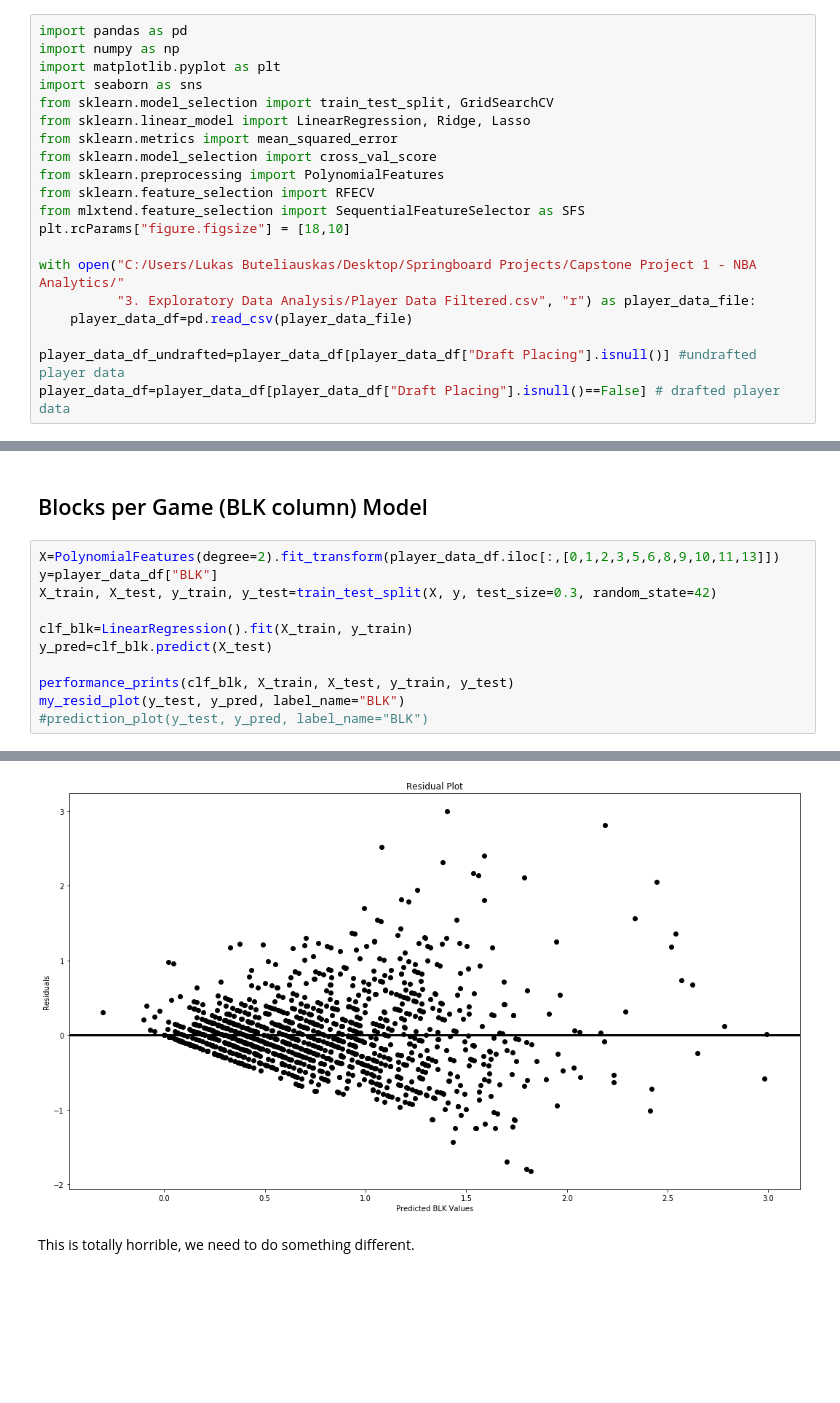
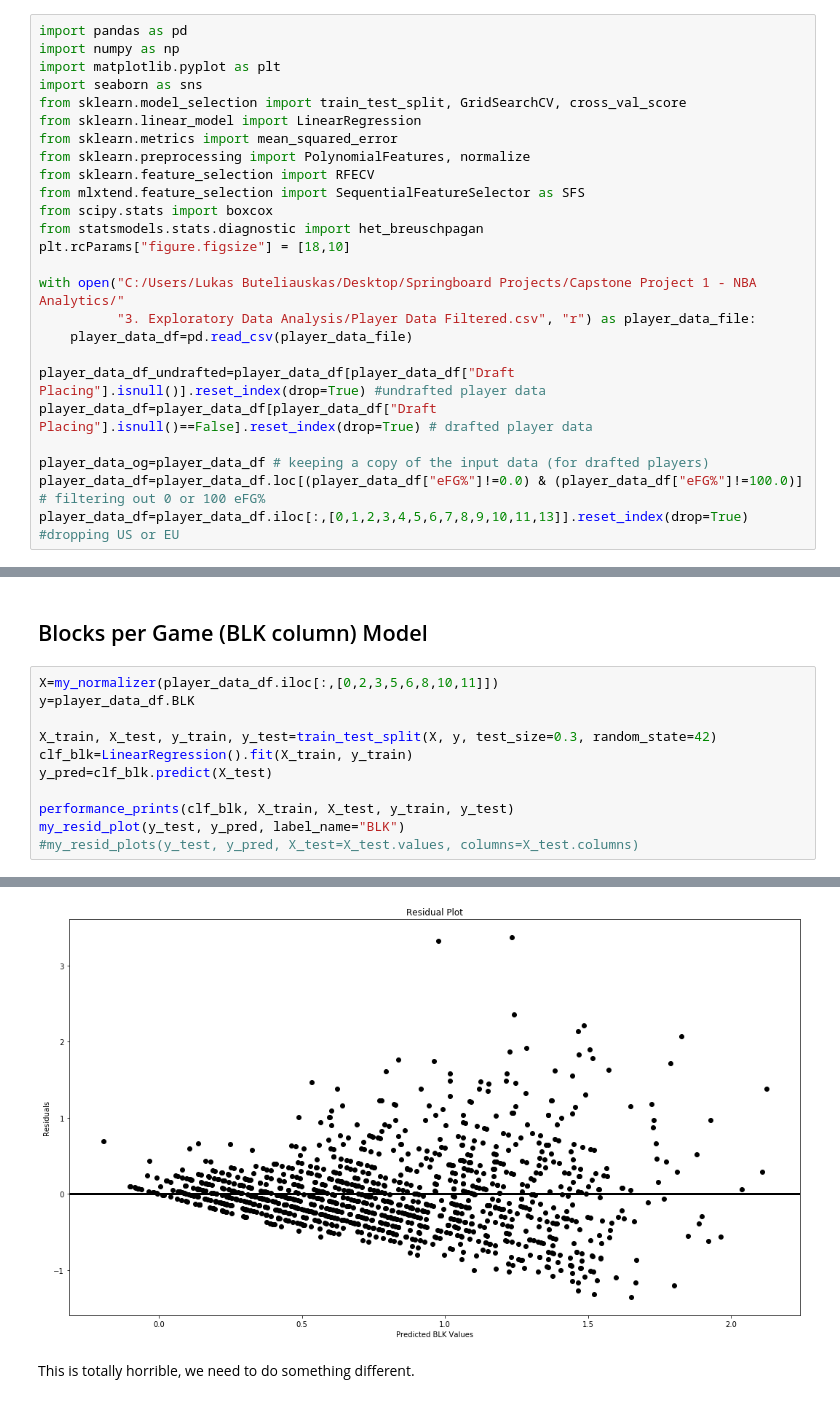
Before and after one commit to LukasBut/Springboard-Projects, a Jupyter notebook: Capstone Project 1 - NBA Analytics/4. Machine Learning Models/Machine Learning Models.ipynb, the cells around one changed output, grey strips where cells are left out. Saved outputs shown, nothing was run; the diff lists cells and outputs as text; blank space fills up the shorter version.

```diff
--- a/Capstone Project 1 - NBA Analytics/4. Machine Learning Models/Machine Learning Models.ipynb
+++ b/Capstone Project 1 - NBA Analytics/4. Machine Learning Models/Machine Learning Models.ipynb
@@ -7,19 +7,24 @@ import pandas as pd
 import numpy as np
 import matplotlib.pyplot as plt
 import seaborn as sns
-from sklearn.model_selection import train_test_split, GridSearchCV
-from sklearn.linear_model import LinearRegression, Ridge, Lasso
+from sklearn.model_selection import train_test_split, GridSearchCV, cross_val_score
+from sklearn.linear_model import LinearRegression
 from sklearn.metrics import mean_squared_error
-from sklearn.model_selection import cross_val_score
-from sklearn.preprocessing import PolynomialFeatures
+from sklearn.preprocessing import PolynomialFeatures, normalize
 from sklearn.feature_selection import RFECV
 from mlxtend.feature_selection import SequentialFeatureSelector as SFS
+from scipy.stats import boxcox
+from statsmodels.stats.diagnostic import het_breuschpagan
 plt.rcParams["figure.figsize"] = [18,10]
 
 with open("C:/Users/Lukas Buteliauskas/Desktop/Springboard Projects/Capstone Project 1 - NBA Analytics/"
           "3. Exploratory Data Analysis/Player Data Filtered.csv", "r") as player_data_file:
     player_data_df=pd.read_csv(player_data_file)
 
-player_data_df_undrafted=player_data_df[player_data_df["Draft Placing"].isnull()] #undrafted player data
-player_data_df=player_data_df[player_data_df["Draft Placing"].isnull()==False] # drafted player data
+player_data_df_undrafted=player_data_df[player_data_df["Draft Placing"].isnull()].reset_index(drop=True) #undrafted player data
+player_data_df=player_data_df[player_data_df["Draft Placing"].isnull()==False].reset_index(drop=True) # drafted player data
+
+player_data_og=player_data_df # keeping a copy of the input data (for drafted players)
+player_data_df=player_data_df.loc[(player_data_df["eFG%"]!=0.0) & (player_data_df["eFG%"]!=100.0)] # filtering out 0 or 100 eFG%
+player_data_df=player_data_df.iloc[:,[0,1,2,3,4,5,6,7,8,9,10,11,13]].reset_index(drop=True) #dropping US or EU
 # %% [markdown]
@@ -290,14 +396,14 @@ Like in the PTS model case, the residuals are roughly randomly distributed, howe
 # %% [markdown]
 ## Blocks per Game (BLK column) Model
 # %%
-X=PolynomialFeatures(degree=2).fit_transform(player_data_df.iloc[:,[0,1,2,3,5,6,8,9,10,11,13]])
-y=player_data_df["BLK"]
+X=my_normalizer(player_data_df.iloc[:,[0,2,3,5,6,8,10,11]])
+y=player_data_df.BLK
+
 X_train, X_test, y_train, y_test=train_test_split(X, y, test_size=0.3, random_state=42)
-
 clf_blk=LinearRegression().fit(X_train, y_train)
 y_pred=clf_blk.predict(X_test)
 
 performance_prints(clf_blk, X_train, X_test, y_train, y_test)
 my_resid_plot(y_test, y_pred, label_name="BLK")
-#prediction_plot(y_test, y_pred, label_name="BLK")
+#my_resid_plots(y_test, y_pred, X_test=X_test.values, columns=X_test.columns)
 # %% [output]
@@ -321,4 +431,4 @@ Actual: 0.20      Predicted: 0.41       Difference (absolute): 0.213
-[figure, old version]
+[figure, new version]
 # %% [markdown]
 This is totally horrible, we need to do something different.
 # %% [markdown]
```
Also changed, not shown: parts of 15 cells of this notebook.
